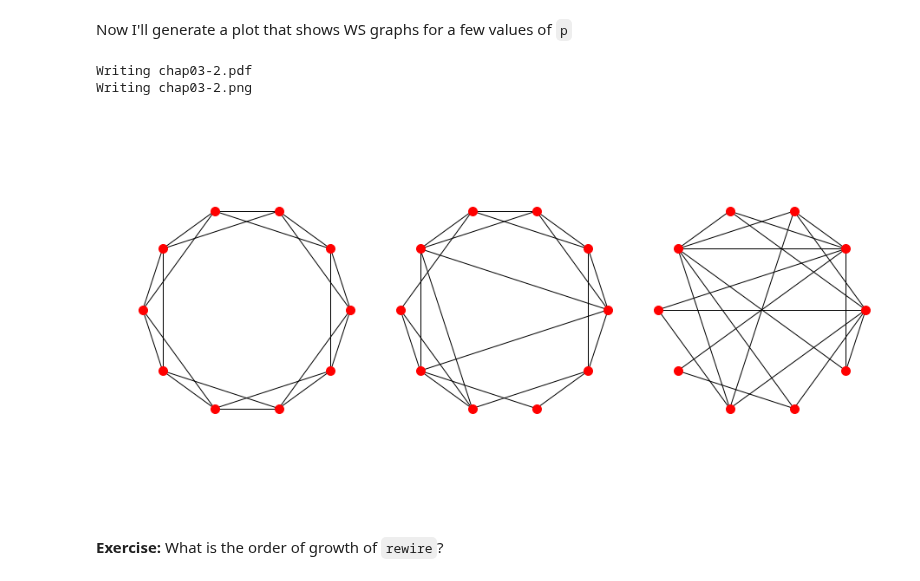
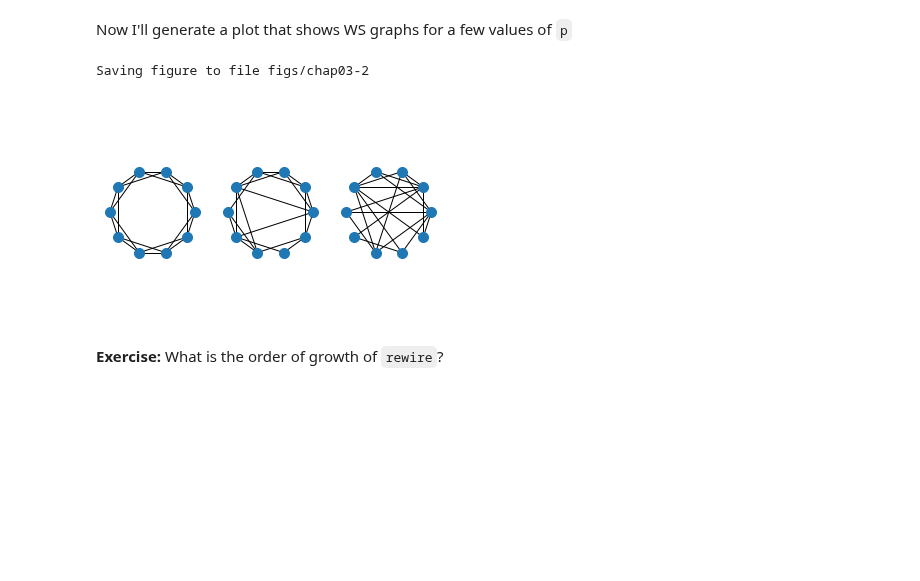
Before and after one commit to AllenDowney/ThinkComplexity2, a Jupyter notebook: soln/chap03soln.ipynb, the cells around one changed output. Saved outputs shown, nothing was run; the diff lists cells and outputs as text; code cells hidden in the pictures; blank space fills up the shorter version.

Commit message:
Eliminating think libraries

```diff
--- a/soln/chap03soln.ipynb
+++ b/soln/chap03soln.ipynb
@@ -24,3 +25,8 @@ RandomSeed(17)
+# %%
+# node colors for drawing networks
+colors = sns.color_palette('pastel', 5)
+#sns.palplot(colors)
+sns.set_palette(colors)
 # %% [markdown]
 ## Regular ring lattice
 # %% [markdown]
@@ -135,29 +140,28 @@ Now I'll generate a plot that shows WS graphs for a few values of `p`
 # %%
 n = 10
 k = 4
 ns = 100
 
-thinkplot.preplot(cols=3)
+plt.subplot(1,3,1)
 ws = make_ws_graph(n, k, 0)
 nx.draw_circular(ws, node_size=ns)
-thinkplot.config(axis='equal')
+plt.axis('equal')
 
-thinkplot.subplot(2)
+plt.subplot(1,3,2)
 ws = make_ws_graph(n, k, 0.2)
 nx.draw_circular(ws, node_size=ns)
-thinkplot.config(axis='equal')
+plt.axis('equal')
 
-thinkplot.subplot(3)
+plt.subplot(1,3,3)
 ws = make_ws_graph(n, k, 1.0)
 nx.draw_circular(ws, node_size=ns)
-thinkplot.config(axis='equal')
+plt.axis('equal')
 
-thinkplot.tight_layout()
-thinkplot.save('chap03-2', clf=False)
+#TODO: Set figure size
+savefig('figs/chap03-2')
 # %% [output]
-Writing chap03-2.pdf
-Writing chap03-2.png
+Saving figure to file figs/chap03-2
-[figure, old version]
+[figure, new version]
 # %% [markdown]
 **Exercise:** What is the order of growth of `rewire`?
 # %%
```
Also changed, not shown: parts of 23 cells of this notebook, 8 other files.
